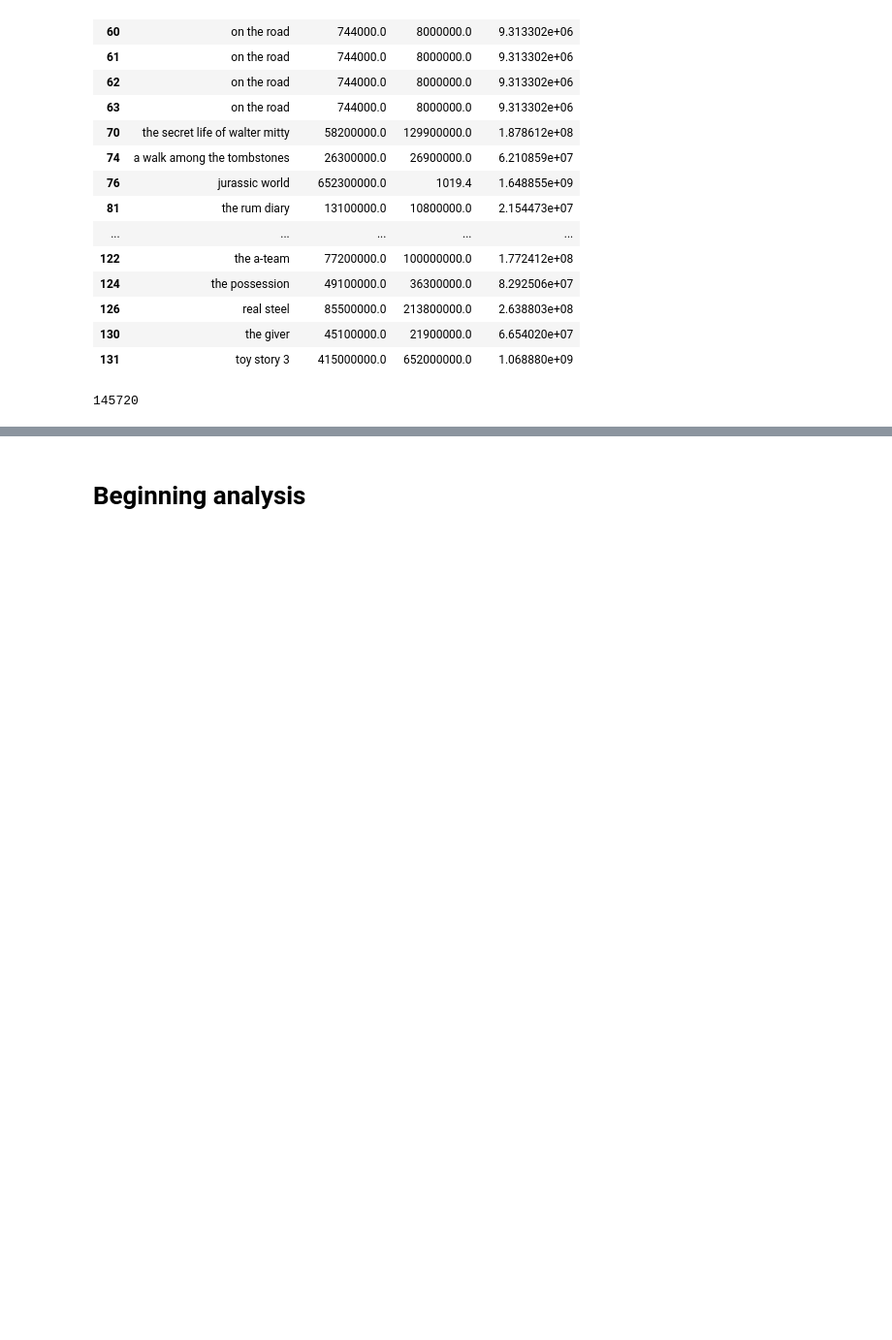
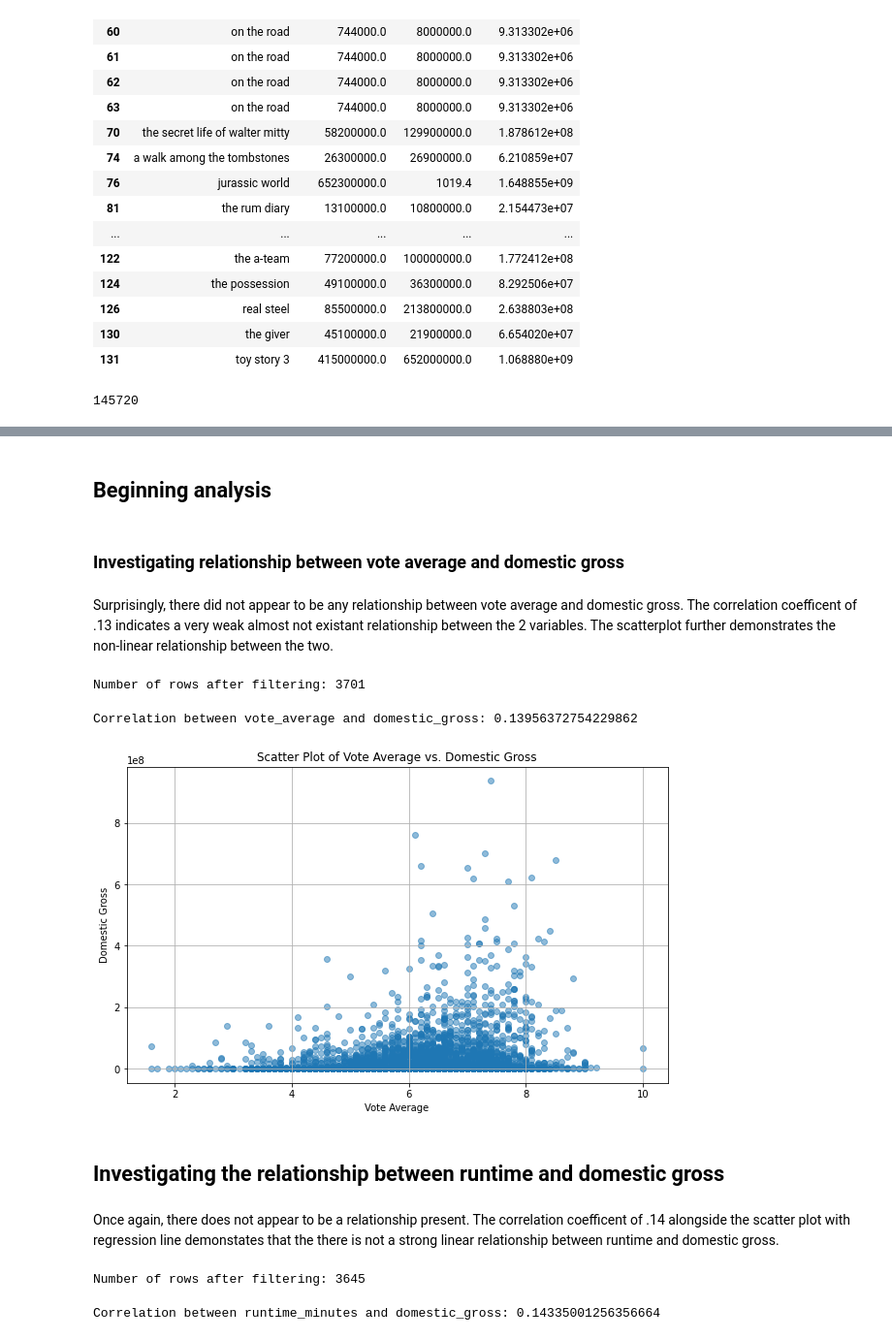
Before and after one commit to agambino720/movie_analytics_project, a Jupyter notebook: movie_analytics_project.ipynb, the cells around one changed output, grey strips where cells are left out. Shown at 97% size. Drawn from its saved outputs; the diff is of its cells as text; code cells hidden in the pictures; blank space fills up the shorter version.

Commit message:
Finished Analysis

```diff
--- a/movie_analytics_project.ipynb
+++ b/movie_analytics_project.ipynb
@@ -1302,3 +1325,6 @@ len(final_df)
+# %%
+#Dropping foreign and worldwide gross due to dramatic inconsistencies and limited values
+final_df.drop(columns=['foreign_gross', 'worldwide_gross'], inplace=True)
 # %%
 final_df.isnull().sum()
 # %% [output]
@@ -1318,4 +1342,50 @@ worldwide_gross      143287
 release_date         121049
 dtype: int64
 # %% [markdown]
-# Beginning analysis
+## Beginning analysis
+# %% [markdown]
+### Investigating relationship between vote average and domestic gross
+# %% [markdown]
+Surprisingly, there did not appear to be any relationship between vote average and domestic gross. The correlation coefficent of .13 indicates a very weak almost not existant relationship between the 2 variables. The scatterplot further demonstrates the non-linear relationship between the two.
+# %%
+filtered_df = final_df.dropna(subset=['vote_average', 'domestic_gross'])
+
+print(f"Number of rows after filtering: {len(filtered_df)}")
+# %% [output]
+Number of rows after filtering: 3701
+# %%
+# Calculating the correlation coefficient between the 2
+correlation = filtered_df[['vote_average', 'domestic_gross']].corr().iloc[0, 1]
+print(f"Correlation between vote_average and domestic_gross: {correlation}")
+# %% [output]
+Correlation between vote_average and domestic_gross: 0.13956372754229862
+# %%
+import matplotlib.pyplot as plt
+
+#Creating a scatter plot
+plt.figure(figsize=(10, 6))
+plt.scatter(filtered_df['vote_average'], filtered_df['domestic_gross'], alpha=0.5)
+plt.title('Scatter Plot of Vote Average vs. Domestic Gross')
+plt.xlabel('Vote Average')
+plt.ylabel('Domestic Gross')
+plt.grid(True)
+plt.show()
+# %% [output]
+[figure, added]
+# %% [markdown]
+## Investigating the relationship between runtime and domestic gross
+# %% [markdown]
+Once again, there does not appear to be a relationship present. The correlation coefficent of .14 alongside the scatter plot with regression line demonstates that the there is not a strong linear relationship between runtime and domestic gross.
+# %%
+#Checking how many rows are not null for both runtime and domestic gross
+filtered_df2 = final_df.dropna(subset=['runtime_minutes', 'domestic_gross'])
+
+print(f"Number of rows after filtering: {len(filtered_df2)}")
+# %% [output]
+Number of rows after filtering: 3645
+# %%
+# Calculating the correlation coefficient
+correlation_runtime_domestic = filtered_df2[['runtime_minutes', 'domestic_gross']].corr().iloc[0, 1]
+print(f"Correlation between runtime_minutes and domestic_gross: {correlation_runtime_domestic}")
+# %% [output]
+Correlation between runtime_minutes and domestic_gross: 0.14335001256356664
```
Also changed, not shown: parts of 51 cells of this notebook.
